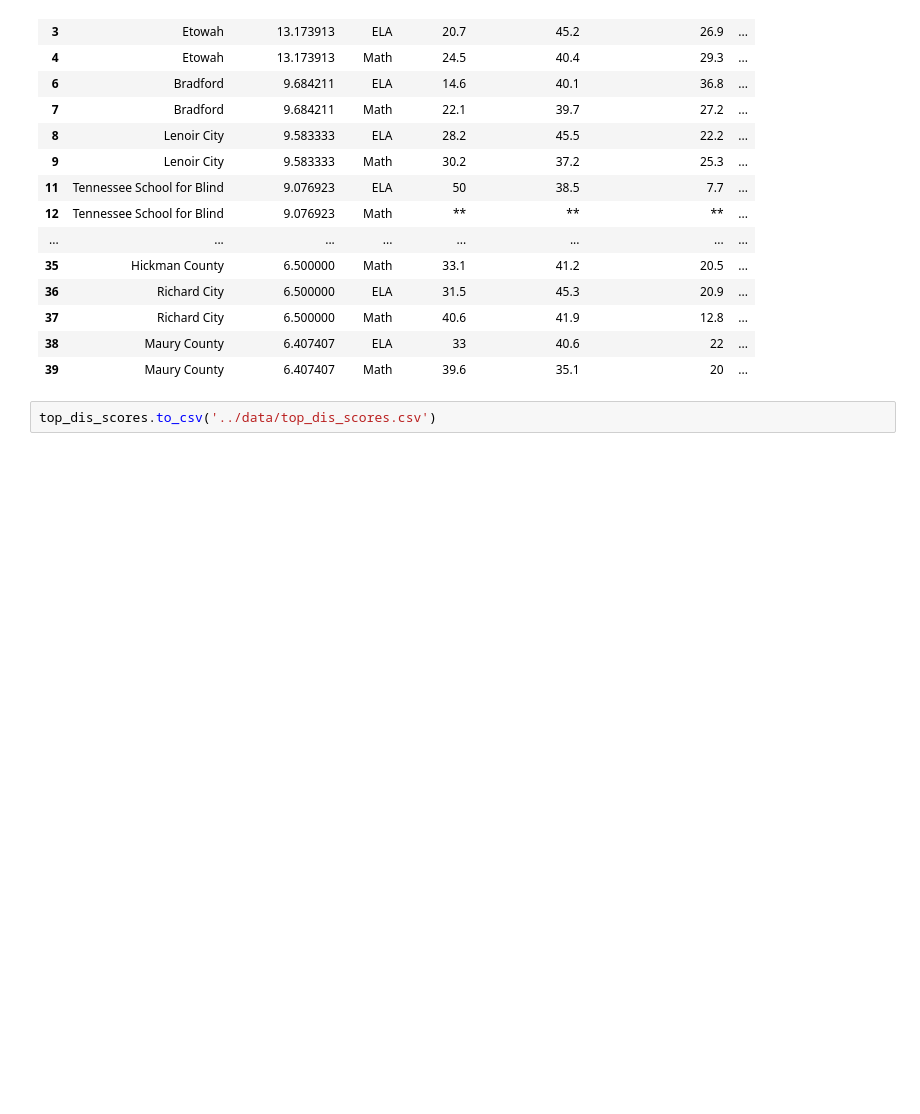
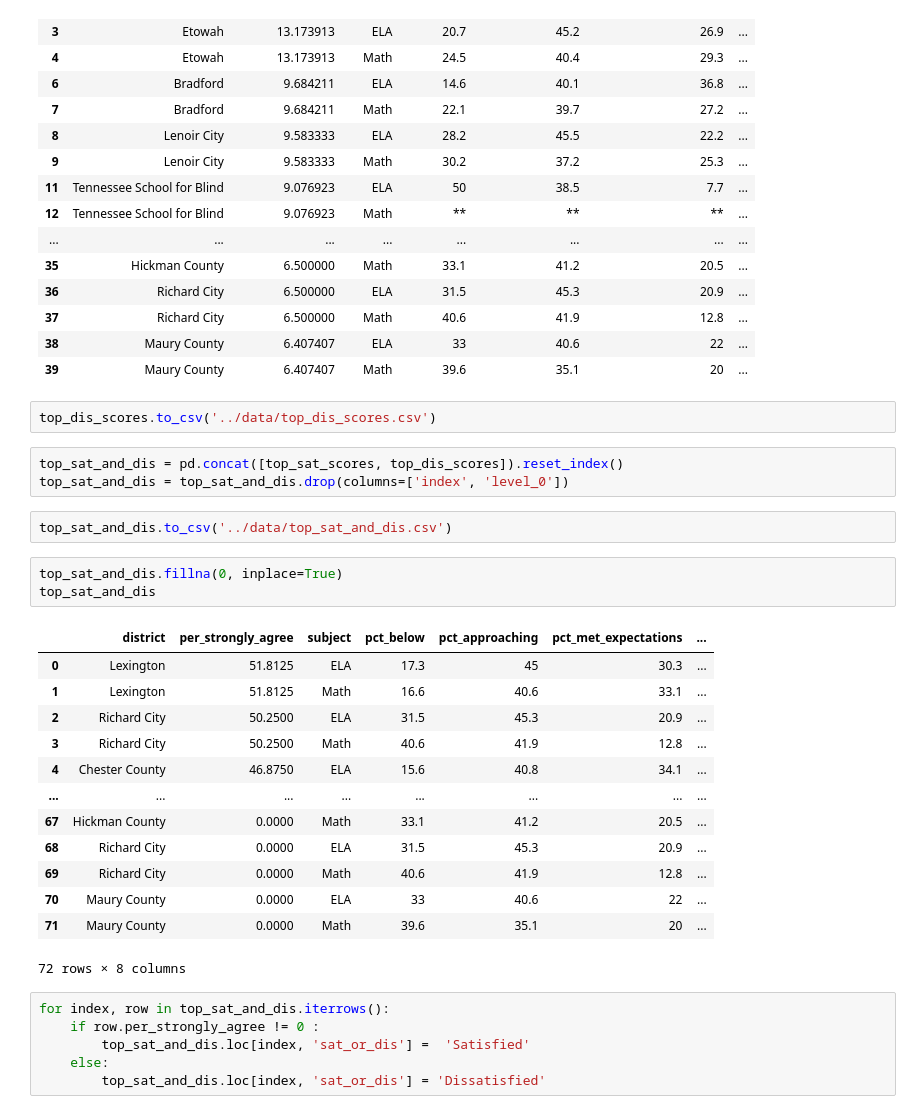
Before and after one commit to JenHall82/jen_capstone, a Jupyter notebook: notebooks/jen_capstone.ipynb, the cells around one changed output. Saved outputs shown, nothing was run; the diff lists cells and outputs as text; blank space fills up the shorter version.

```diff
--- a/notebooks/jen_capstone.ipynb
+++ b/notebooks/jen_capstone.ipynb
@@ -437,3 +437,31 @@ top_dis_scores
 | 39 | Maury County | 6.407407 | Math | 39.6 | 35.1 | 20 | ... |
 # %%
 top_dis_scores.to_csv('../data/top_dis_scores.csv')
+# %%
+top_sat_and_dis = pd.concat([top_sat_scores, top_dis_scores]).reset_index()
+top_sat_and_dis = top_sat_and_dis.drop(columns=['index', 'level_0'])
+# %%
+top_sat_and_dis.to_csv('../data/top_sat_and_dis.csv')
+# %%
+top_sat_and_dis.fillna(0, inplace=True)
+top_sat_and_dis
+# %% [output]
+|  | district | per_strongly_agree | subject | pct_below | pct_approaching | pct_met_expectations | ... |
+| 0 | Lexington | 51.8125 | ELA | 17.3 | 45 | 30.3 | ... |
+| 1 | Lexington | 51.8125 | Math | 16.6 | 40.6 | 33.1 | ... |
+| 2 | Richard City | 50.2500 | ELA | 31.5 | 45.3 | 20.9 | ... |
+| 3 | Richard City | 50.2500 | Math | 40.6 | 41.9 | 12.8 | ... |
+| 4 | Chester County | 46.8750 | ELA | 15.6 | 40.8 | 34.1 | ... |
+| ... | ... | ... | ... | ... | ... | ... | ... |
+| 67 | Hickman County | 0.0000 | Math | 33.1 | 41.2 | 20.5 | ... |
+| 68 | Richard City | 0.0000 | ELA | 31.5 | 45.3 | 20.9 | ... |
+| 69 | Richard City | 0.0000 | Math | 40.6 | 41.9 | 12.8 | ... |
+| 70 | Maury County | 0.0000 | ELA | 33 | 40.6 | 22 | ... |
+| 71 | Maury County | 0.0000 | Math | 39.6 | 35.1 | 20 | ... |
+72 rows × 8 columns
+# %%
+for index, row in top_sat_and_dis.iterrows():
+    if row.per_strongly_agree != 0 :
+        top_sat_and_dis.loc[index, 'sat_or_dis'] =  'Satisfied'
+    else:
+        top_sat_and_dis.loc[index, 'sat_or_dis'] = 'Dissatisfied'
```
Also changed, not shown: parts of 2 cells of this notebook, 1 other file.
